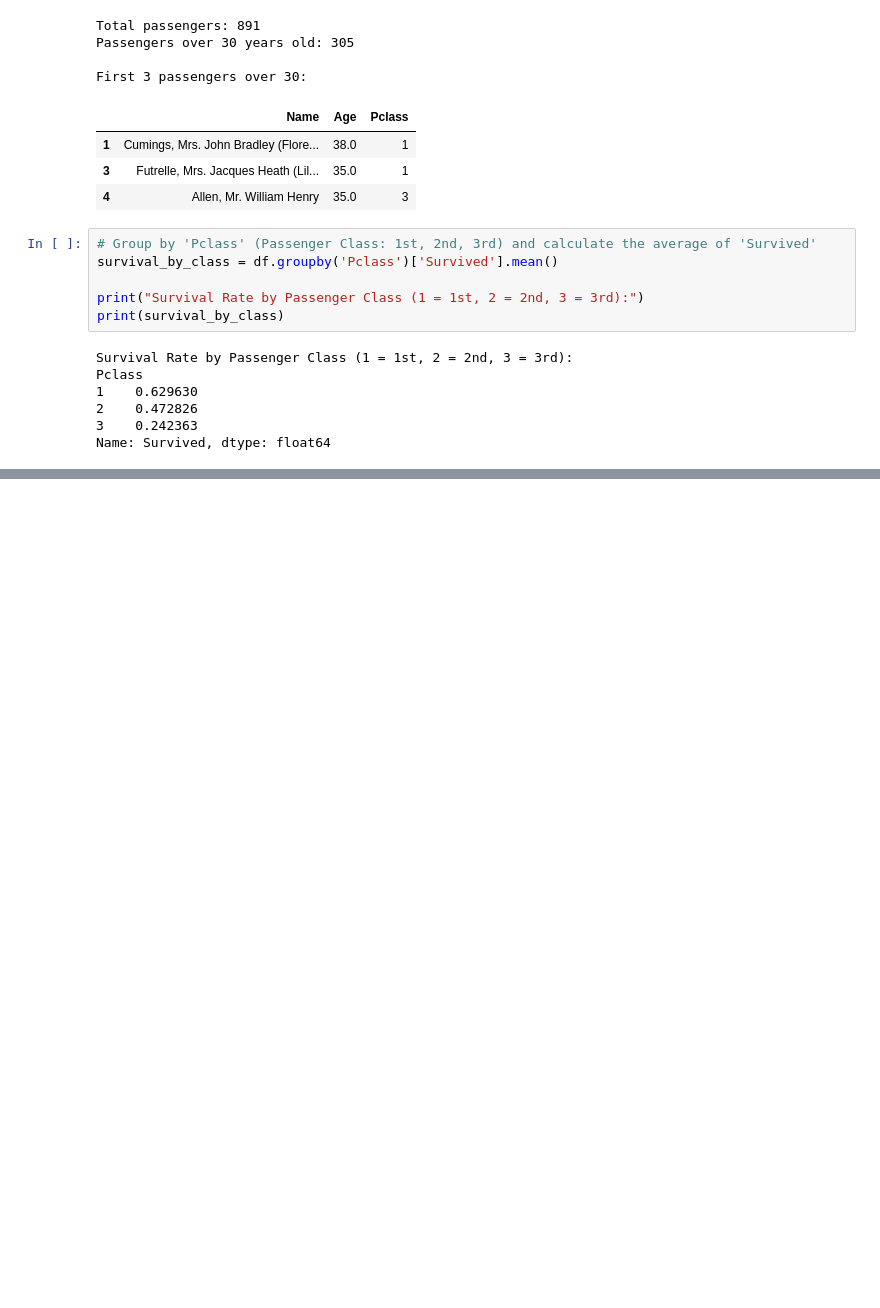
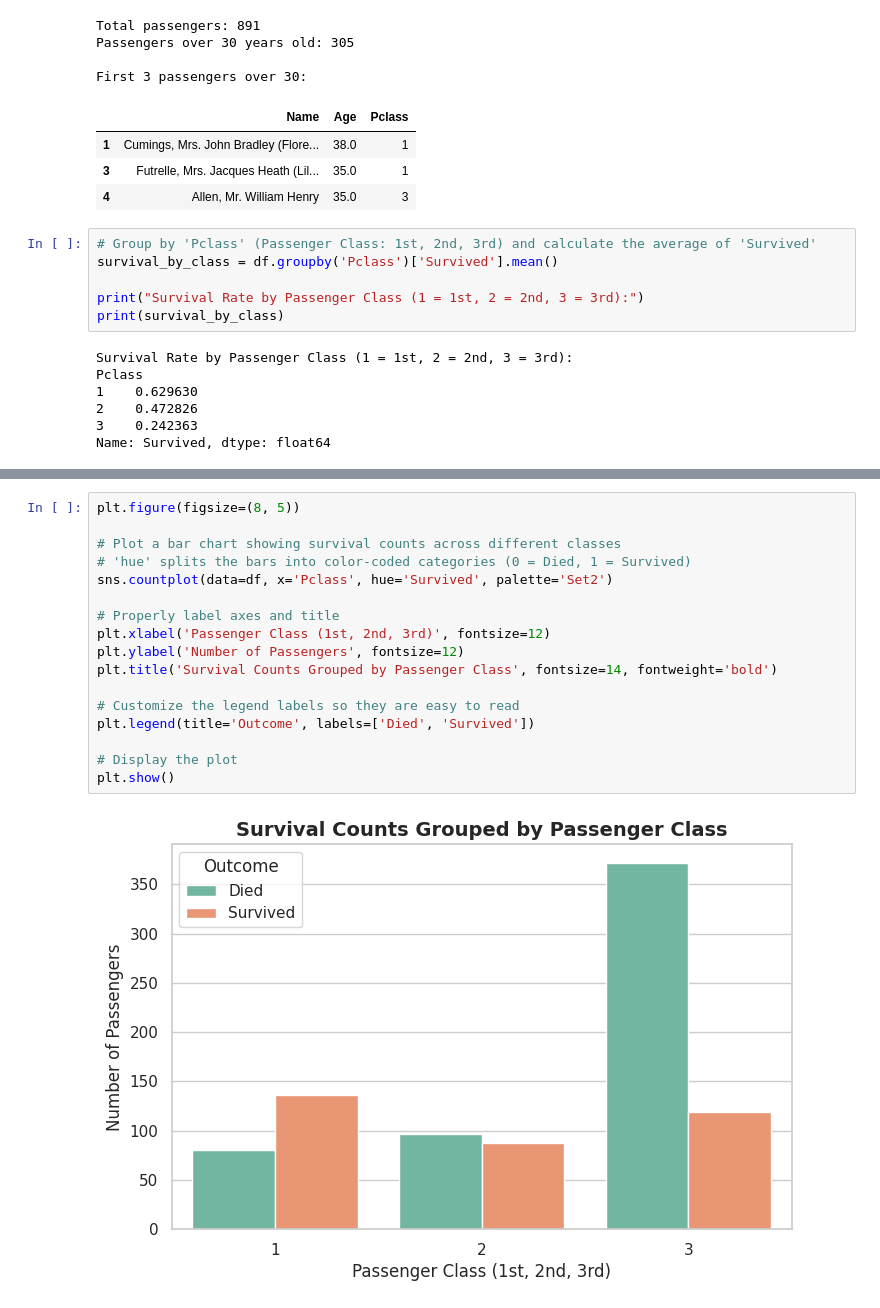
Before and after one commit to mohimrahaman/bme-research-prep, a Jupyter notebook: Day_2_NumPy_Practice.ipynb, the cells around one changed output, grey strips where cells are left out. Drawn from its saved outputs; the diff is of its cells as text; blank space fills up the shorter version.

```diff
--- a/Day_2_NumPy_Practice.ipynb
+++ b/Day_2_NumPy_Practice.ipynb
@@ -162,0 +186,19 @@ Name: Survived, dtype: float64
+# %%
+plt.figure(figsize=(8, 5))
+
+# Plot a bar chart showing survival counts across different classes
+# 'hue' splits the bars into color-coded categories (0 = Died, 1 = Survived)
+sns.countplot(data=df, x='Pclass', hue='Survived', palette='Set2')
+
+# Properly label axes and title
+plt.xlabel('Passenger Class (1st, 2nd, 3rd)', fontsize=12)
+plt.ylabel('Number of Passengers', fontsize=12)
+plt.title('Survival Counts Grouped by Passenger Class', fontsize=14, fontweight='bold')
+
+# Customize the legend labels so they are easy to read
+plt.legend(title='Outcome', labels=['Died', 'Survived'])
+
+# Display the plot
+plt.show()
+# %% [output]
+[figure, added]
```
Also changed, not shown: parts of 2 cells of this notebook.
